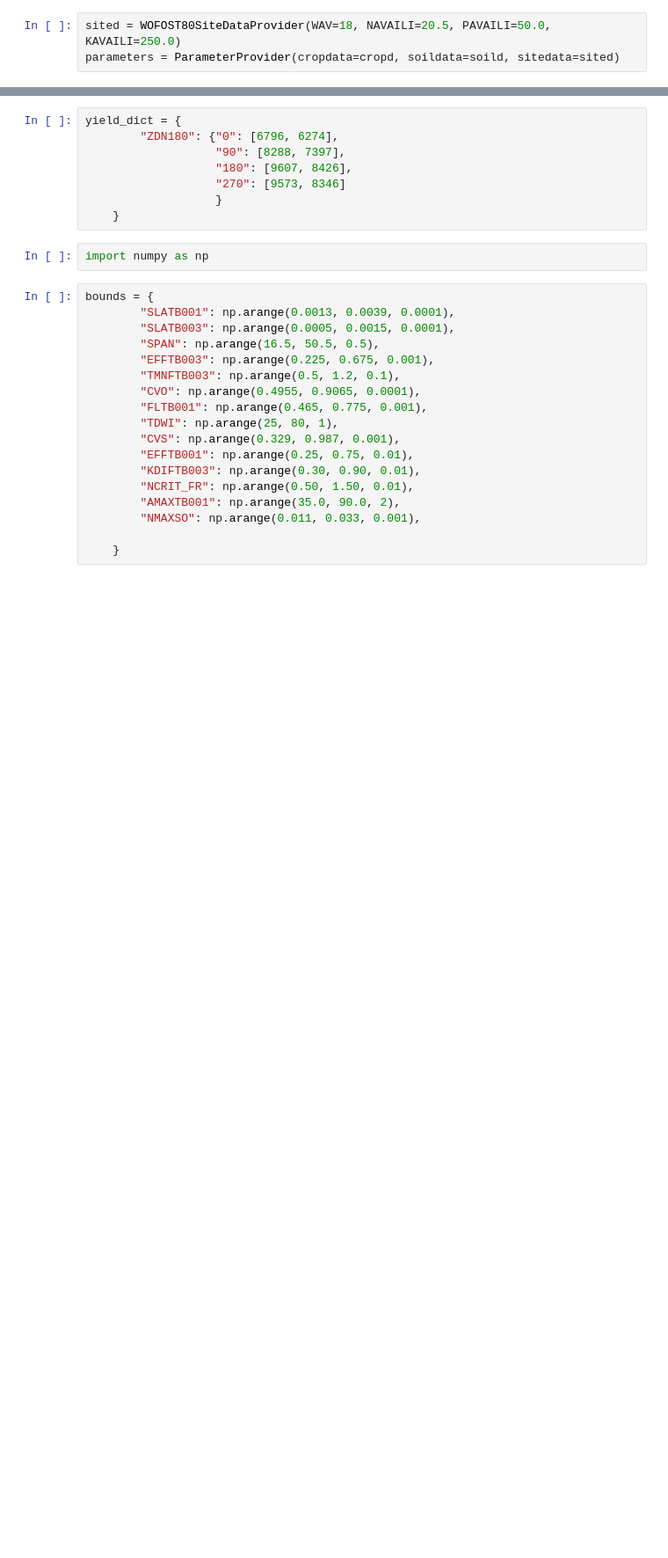
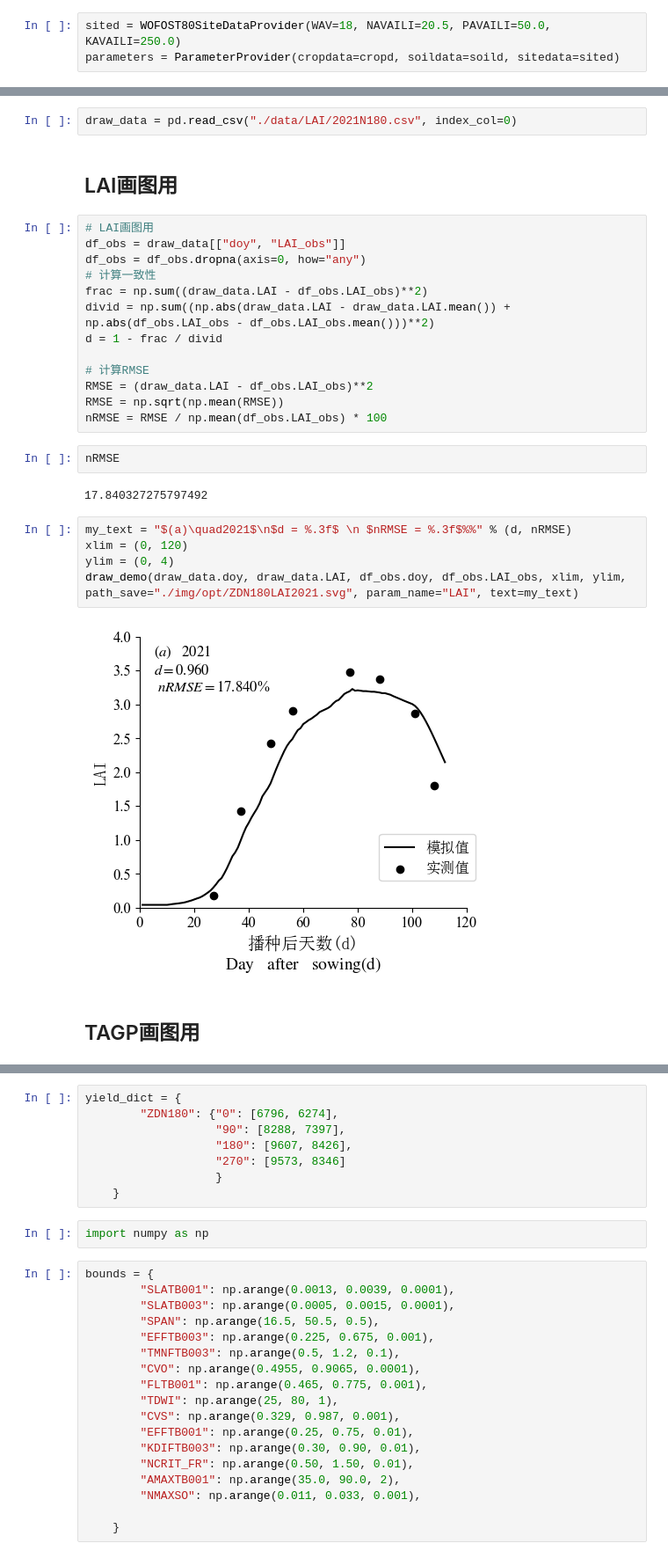
Before and after one commit to cleanhun13/myWofost, a Jupyter notebook: Wofost_opt.ipynb, the cells around one changed output, grey strips where cells are left out. Shown: that part at 88% size. Cells and saved outputs as stored; diff of their text form; blank space fills up the shorter version.

```diff
--- a/Wofost_opt.ipynb
+++ b/Wofost_opt.ipynb
@@ -202,0 +271,30 @@ result[1]
+# %%
+draw_data = pd.read_csv("./data/LAI/2021N180.csv", index_col=0)
+# %% [markdown]
+## LAI画图用
+# %%
+# LAI画图用
+df_obs = draw_data[["doy", "LAI_obs"]]
+df_obs = df_obs.dropna(axis=0, how="any")
+# 计算一致性
+frac = np.sum((draw_data.LAI - df_obs.LAI_obs)**2)
+divid = np.sum((np.abs(draw_data.LAI - draw_data.LAI.mean()) + np.abs(df_obs.LAI_obs - df_obs.LAI_obs.mean()))**2)
+d = 1 - frac / divid
+
+# 计算RMSE
+RMSE = (draw_data.LAI - df_obs.LAI_obs)**2
+RMSE = np.sqrt(np.mean(RMSE))
+nRMSE = RMSE / np.mean(df_obs.LAI_obs) * 100
+# %%
+nRMSE
+# %% [output]
+17.840327275797492
+# %%
+my_text = "$(a)\quad2021$\n$d = %.3f$ \n $nRMSE = %.3f$%%" % (d, nRMSE)
+xlim = (0, 120)
+ylim = (0, 4)
+draw_demo(draw_data.doy, draw_data.LAI, df_obs.doy, df_obs.LAI_obs, xlim, ylim, path_save="./img/opt/ZDN180LAI2021.svg", param_name="LAI", text=my_text)
+# %% [output]
+[figure, added]
+# %% [markdown]
+## TAGP画图用
```
Also changed, not shown: parts of 19 cells of this notebook, 20 other files.
